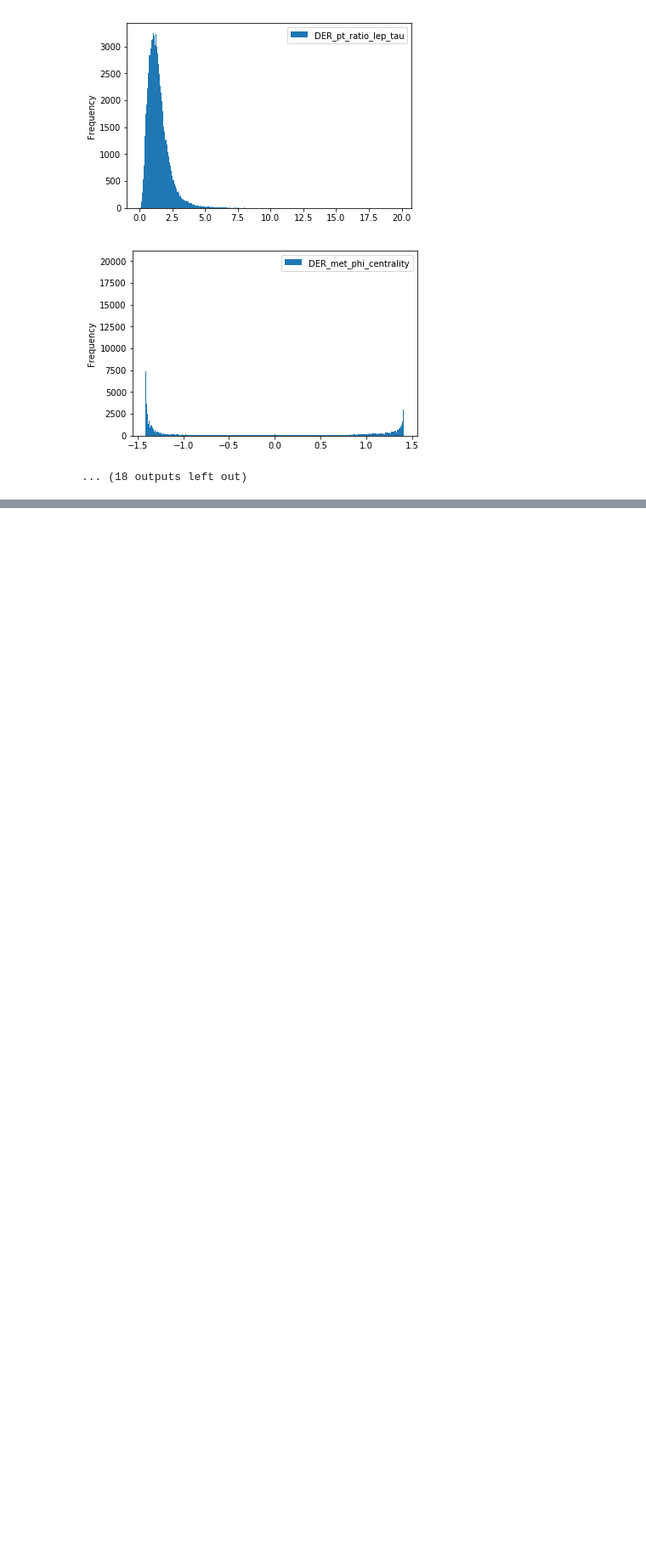
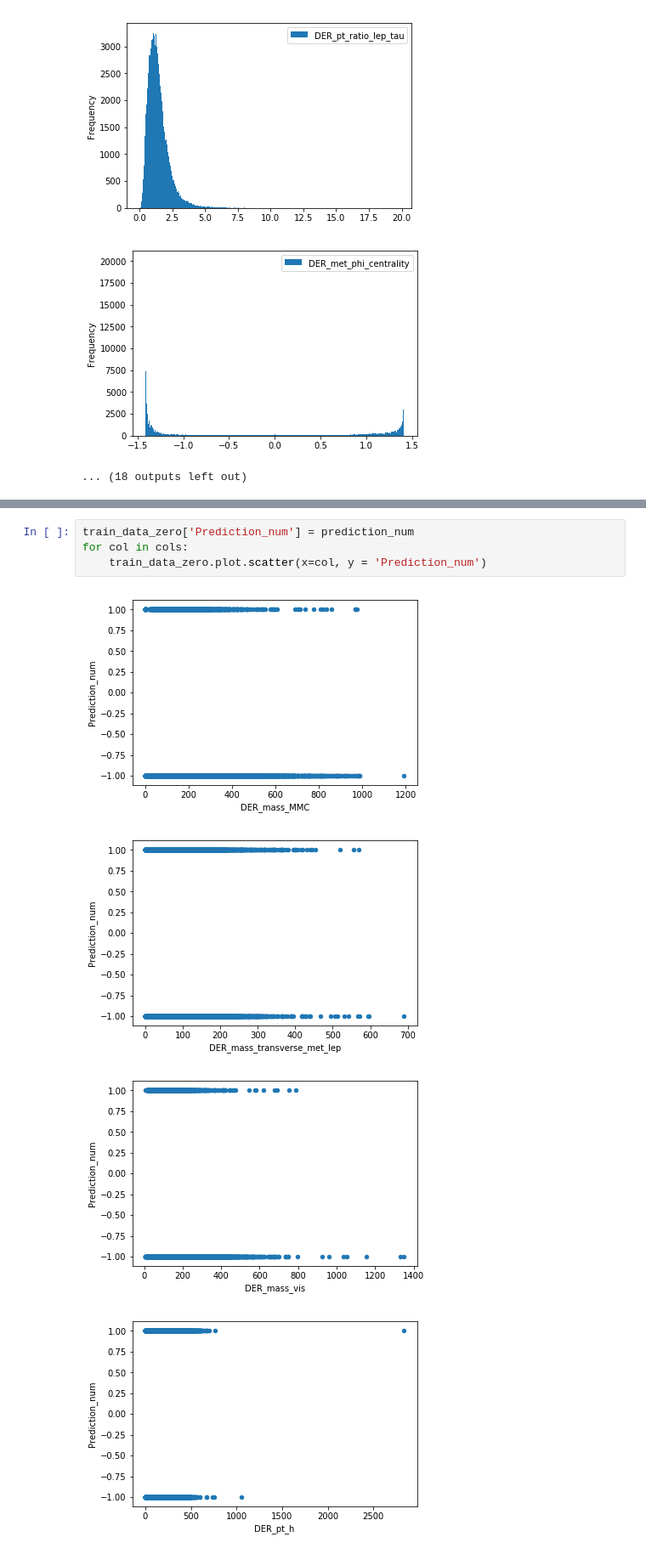
Before and after one commit to yukixLLL/MLProjects, a Jupyter notebook: Project1/Figuring out the dependency between features and the distribution.ipynb, the cells around one changed output, grey strips where cells are left out. Shown at 85% size. Cells and saved outputs as stored; diff of their text form; blank space fills up the shorter version.

```diff
--- a/Project1/Figuring out the dependency between features and the distribution.ipynb
+++ b/Project1/Figuring out the dependency between features and the distribution.ipynb
@@ -106,0 +209,9 @@ KeyboardInterrupt:
+# %%
+train_data_zero['Prediction_num'] = prediction_num
+for col in cols:
+    train_data_zero.plot.scatter(x=col, y = 'Prediction_num')
+# %% [output]
+[figure, added]
+[figure, added]
+[figure, added]
+[figure, added]
```
Also changed, not shown: parts of 19 cells of this notebook, 7 other files.
